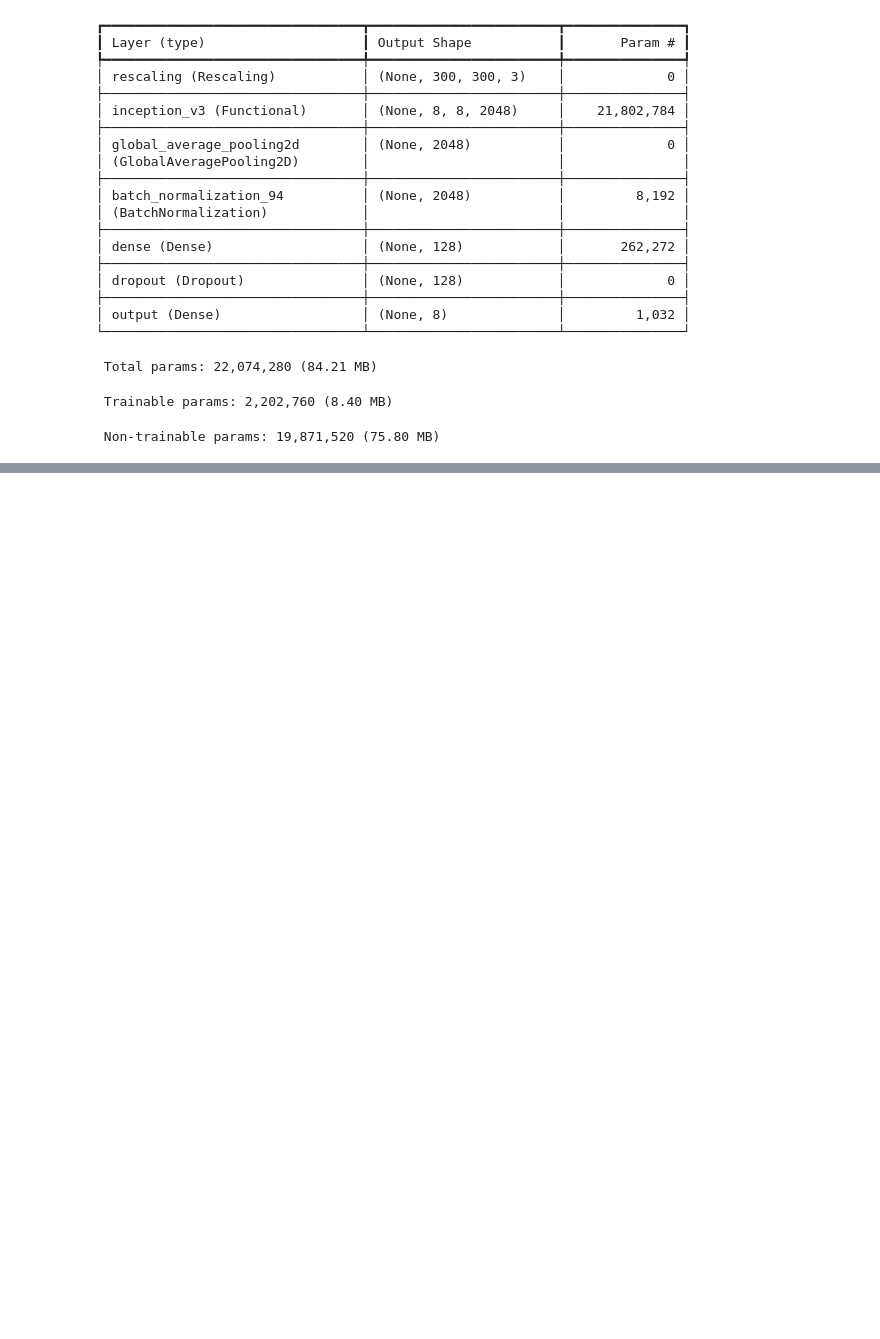
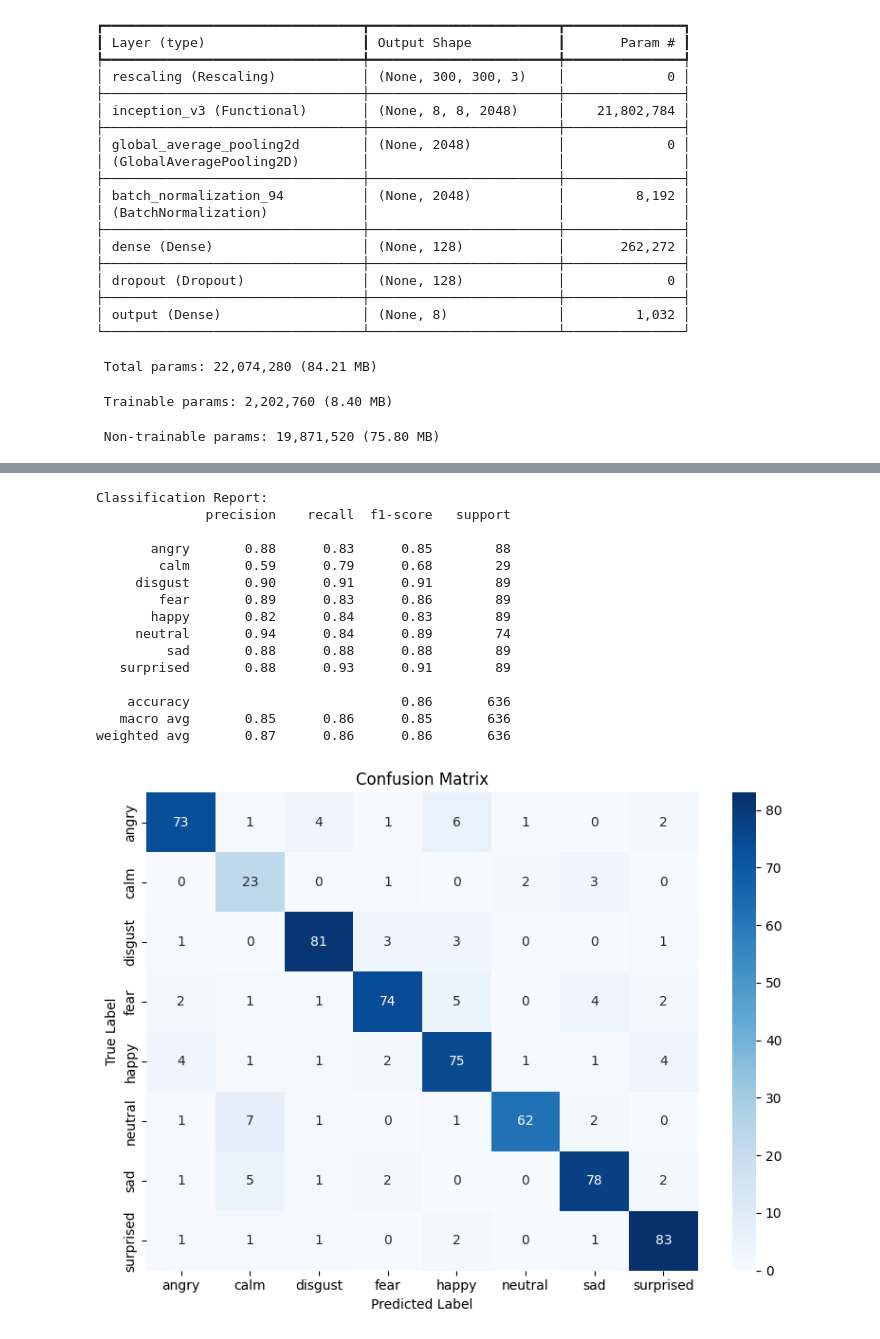
Before and after one commit to amothm80/ics504project, a Jupyter notebook: mfcc_training.ipynb, the cells around one changed output, grey strips where cells are left out. Saved outputs shown, nothing was run; the diff lists cells and outputs as text; code cells hidden in the pictures; blank space fills up the shorter version.

Commit message:
confusion matrices

```diff
--- a/mfcc_training.ipynb
+++ b/mfcc_training.ipynb
@@ -141,0 +147,63 @@ model_5.evaluate(test_ds)
+# %%
+import numpy as np
+import matplotlib.pyplot as plt
+import seaborn as sns
+from sklearn.metrics import classification_report, confusion_matrix
+
+
+true_labels = []
+predicted_labels = []
+
+for images, labels in test_ds:
+    # Get model predictions (probabilities)
+    preds = model_5.predict(images, verbose=0)
+
+    # Convert to class indices
+    pred_classes = np.argmax(preds, axis=1)
+
+    true_labels.extend(labels.numpy())
+    predicted_labels.extend(pred_classes)
+
+true_labels      = np.array(true_labels)
+predicted_labels = np.array(predicted_labels)
+
+class_names = test_ds.class_names
+
+
+print("Classification Report:")
+print(classification_report(true_labels, predicted_labels, target_names=class_names))
+
+
+cm = confusion_matrix(true_labels, predicted_labels)
+
+plt.figure(figsize=(8, 6))
+sns.heatmap(
+    cm,
+    annot=True,
+    fmt="d",
+    cmap="Blues",
+    xticklabels=class_names,
+    yticklabels=class_names
+)
+plt.title("Confusion Matrix")
+plt.xlabel("Predicted Label")
+plt.ylabel("True Label")
+plt.tight_layout()
+plt.show()
+# %% [output]
+Classification Report:
+              precision    recall  f1-score   support
+
+       angry       0.88      0.83      0.85        88
+        calm       0.59      0.79      0.68        29
+     disgust       0.90      0.91      0.91        89
+        fear       0.89      0.83      0.86        89
+       happy       0.82      0.84      0.83        89
+     neutral       0.94      0.84      0.89        74
+         sad       0.88      0.88      0.88        89
+   surprised       0.88      0.93      0.91        89
+
+    accuracy                           0.86       636
+   macro avg       0.85      0.86      0.85       636
+weighted avg       0.87      0.86      0.86       636
+[figure, added]
```
Also changed, not shown: parts of 3 cells of this notebook.
